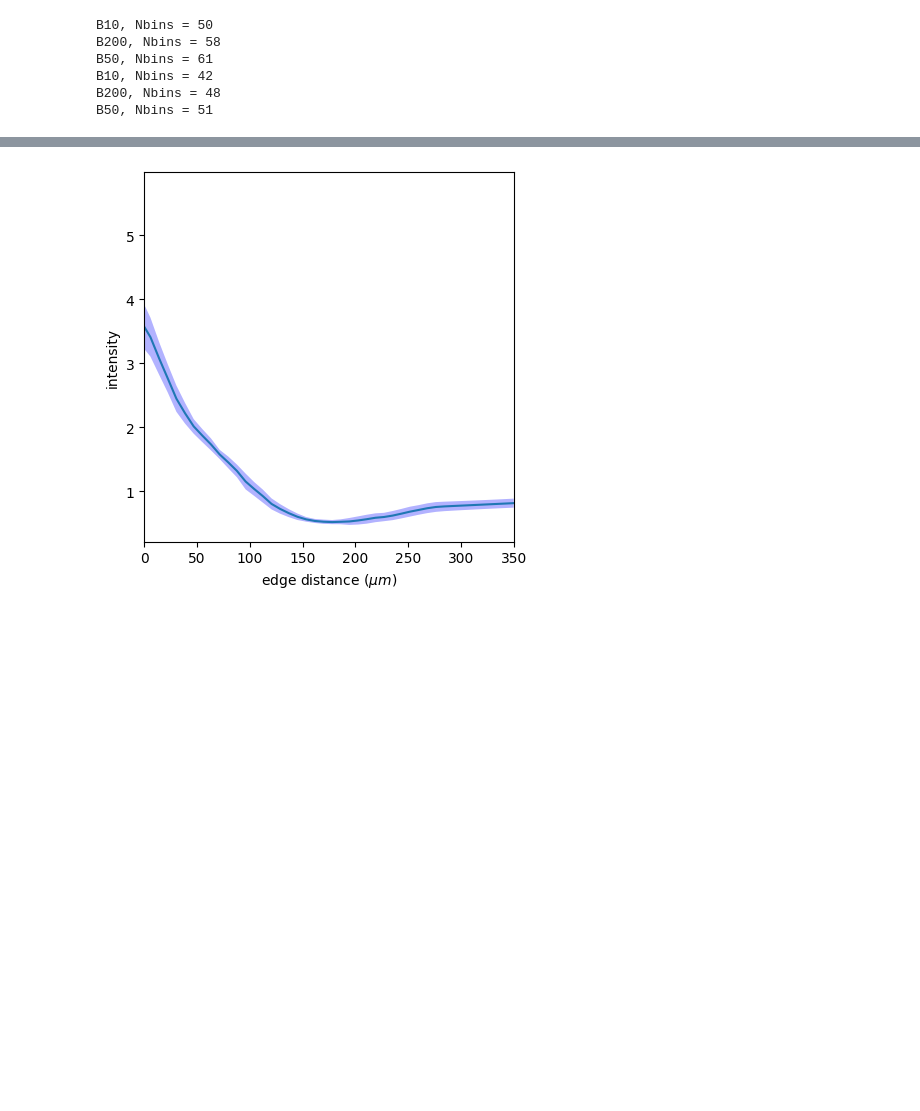
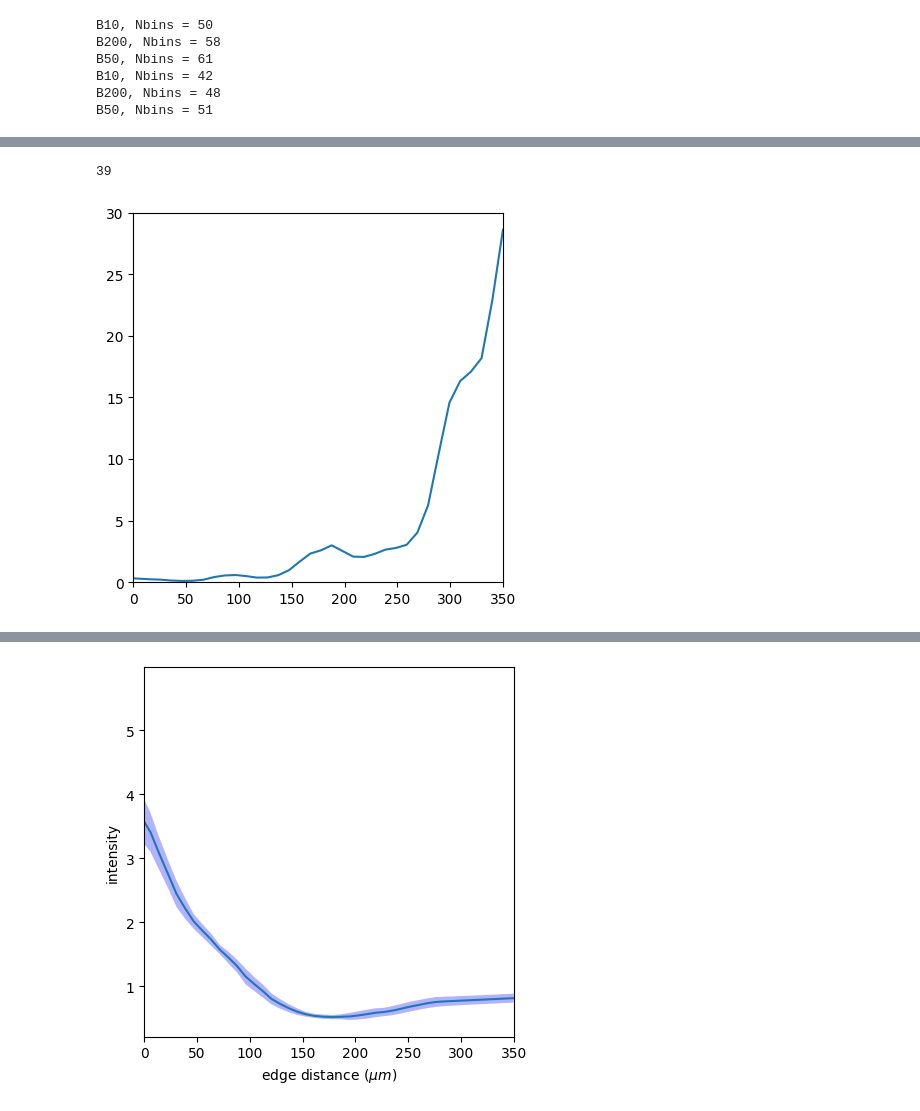
Before and after one commit to idse/signaldecoding, a Jupyter notebook: fig4_IH.ipynb, the cells around one changed output, grey strips where cells are left out. Drawn from its saved outputs; the diff is of its cells as text; code cells hidden in the pictures; blank space fills up the shorter version.

```diff
--- a/fig4_IH.ipynb
+++ b/fig4_IH.ipynb
@@ -332,3 +415,59 @@ B50, Nbins = 51
+# %%
+# extrinsic pos error for signals
+conditionCols = [c for c in exp.positions.values() if c.condition==cond]
+
+# for col in conditionCols:
+#     col.calcRadialProfiles(cellsPerBin=100, overlap=50, dr=8);
+# r = col.radialGrid;
+
+signal_names_perr = signal_names  #['pSMAD1','LEF1'];
+
+conditionProfiles = [c.radialProfiles[signal_names_perr] for c in conditionCols] # signal_names , ['pSMAD1','LEF1','ncYAP','ncSMAD23']
+
+# calculate covariance matrix over colonies for each radial bin
+cube = np.stack([df.values for df in conditionProfiles], axis=0)
+Nbins = cube.shape[1]
+print(Nbins)
+
+cov_matrices = []  # Will hold one covariance matrix per radial bin
+cov_inv = []
+for bin_idx in range(Nbins):
+    # Get data for this row across all DataFrames: shape (num_dataframes, num_columns)
+    bin_data = cube[:, bin_idx, :]
+    # calculate the covariance matrix for the channels
+    # np.cov expects shape (num_columns, num_dataframes), so transpose
+    cov = np.cov(bin_data.T)
+    cov_matrices.append(cov)
+    cov_inv.append(np.linalg.pinv(cov));
+
+cov_matrices = np.stack(cov_matrices,axis=2);
+invcov_matrices = np.stack(cov_inv,axis=2);
+
+# plt.plot(r, 1/np.sqrt(invcov_matrices[0,0,:]))
+# plt.plot(r, exp.radialProfiles_std[cond]['pSMAD1']);
+# plt.plot(r, np.sqrt(cov_matrices[0,0,:]))
+# plt.xlim(0,350)
+# plt.ylim(0,1)
+
+y = exp.radialProfiles[cond][signal_names_perr].apply(lambda col: gaussian_filter1d(col, sigma=sigma))
+dy = y.apply(lambda col: np.gradient(col,r)).to_numpy();
+invcov_matrices = gaussian_filter1d(invcov_matrices, sigma=sigma, axis=2);
+
+perr_tot = np.zeros(Nbins);
+perr_indiv = np.zeros((Nbins, len(signal_names_perr)));
+perr_tot.shape
+
+for k in range(Nbins):
+    perr_tot[k] = 1/np.sqrt(dy[k,:].dot(invcov_matrices[:,:,k].dot(dy[k,:])))*(100/exp.radiusMicron[cond])
+
+plt.plot(r, perr_tot)
+#plt.plot(r, perr_indiv[:,0])
+plt.xlim(0,350)
+plt.ylim(0,30);
+plt.gca().set_box_aspect(1)
+# %% [output]
+39
+[figure, added]
 # %%
 cond = 'B50'
 channel = 'pSMAD1'
```
Also changed, not shown: parts of 7 cells of this notebook.
